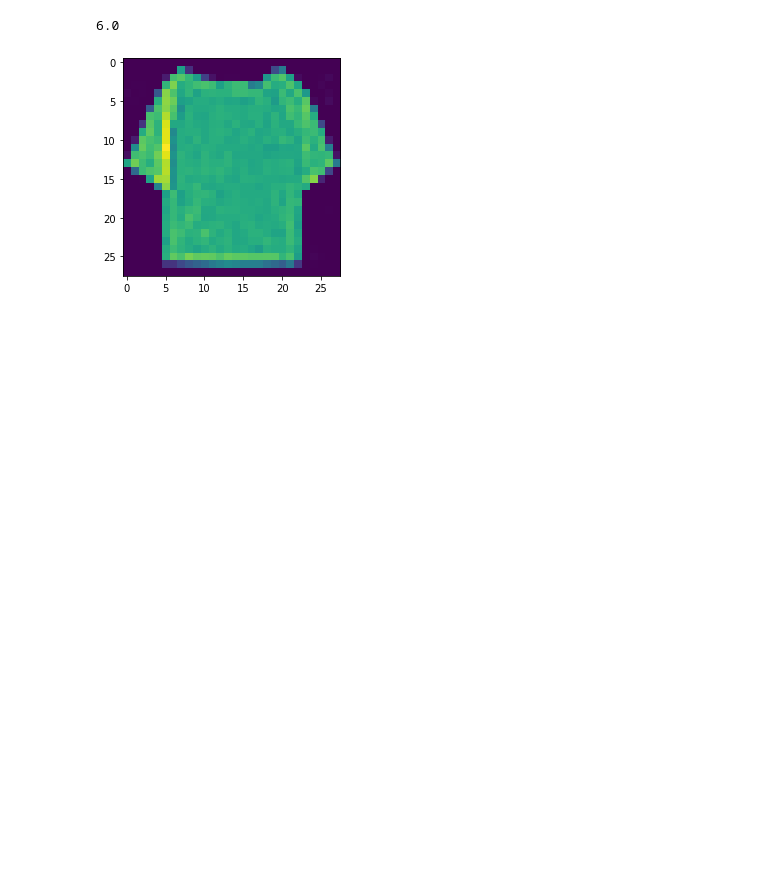
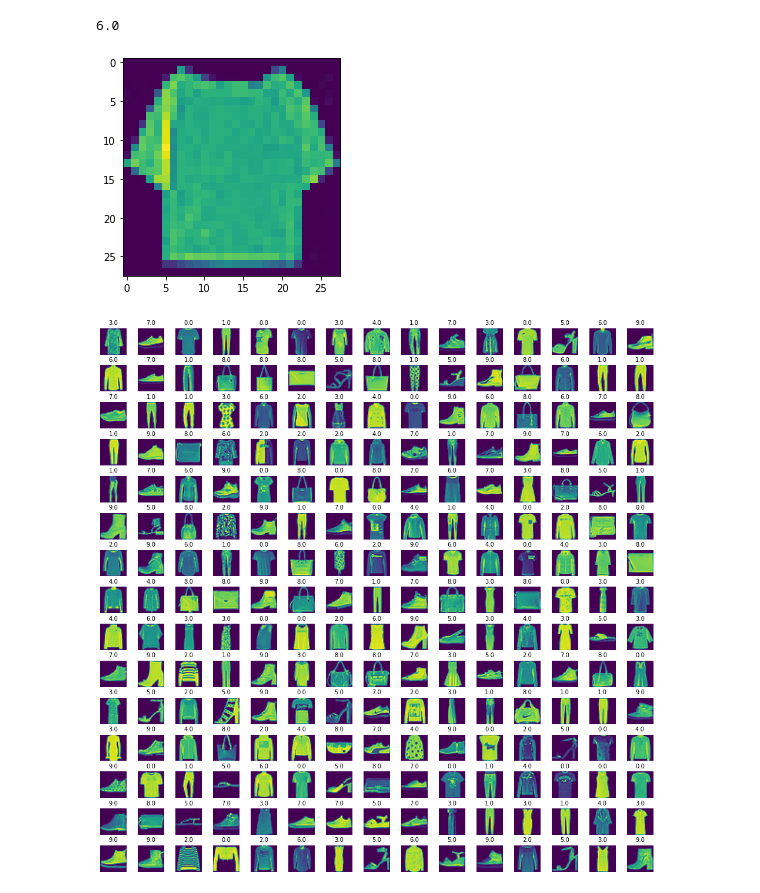
Before and after one commit to LucianPopaLVP/Breast-Cancer-Classification---SVM, a Jupyter notebook: 2. Fashion Class Classification/fashion_class_classification.ipynb, the cells around one changed output. Cells and saved outputs as stored; diff of their text form; code cells hidden in the pictures; blank space fills up the shorter version.

```diff
--- a/2. Fashion Class Classification/fashion_class_classification.ipynb
+++ b/2. Fashion Class Classification/fashion_class_classification.ipynb
@@ -107,23 +107,27 @@ label
 # %%
 # lets visualize a set of images in order to have a better image of the problem
 # define the demensions of the plot grid
 W_grid = 15
 L_grid = 15
 
 # fig, size = plt.subplots(L_grid,w_grid)
 
 fig, axes = plt.subplots(L_grid, W_grid, figsize = (17,17))
 
 axes = axes.ravel() # flatten the 15 x 15 matrix into 255 array
 
-n_training = len(training)
+n_training = len(training) # get the length of the training dataset
 
+# Select a random numbet from 0 to n_training
 for i in np.arange(0, W_grid * L_grid):
 
-  # select random number
-  index = random.randint(0, n_training)
-  axes[i].imshow(training[index, 0:].reshape(28,28), cmap='viridis')
-  axes[i].set_title(training[index,0], fontsize = 10)
-  axes[i].axis('off')
+    # select random number
+    index = np.random.randint(0, n_training)
+    # read and display an image with the selected index
+    axes[i].imshow(training[index, 1:].reshape(28,28), cmap='viridis')
+    axes[i].set_title(training[index,0], fontsize = 10)
+    axes[i].axis('off')
 
 plt.subplots_adjust(hspace=0.4)
+# %% [output]
+[figure, added]
```
